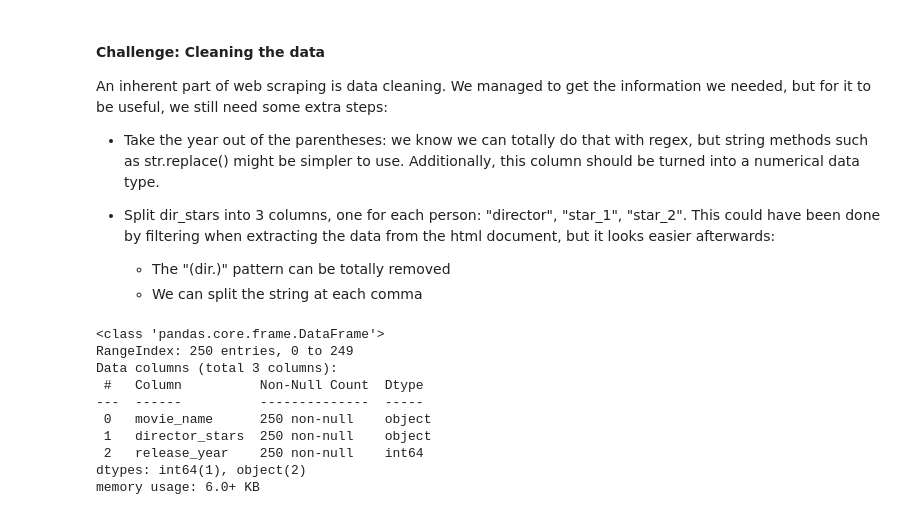
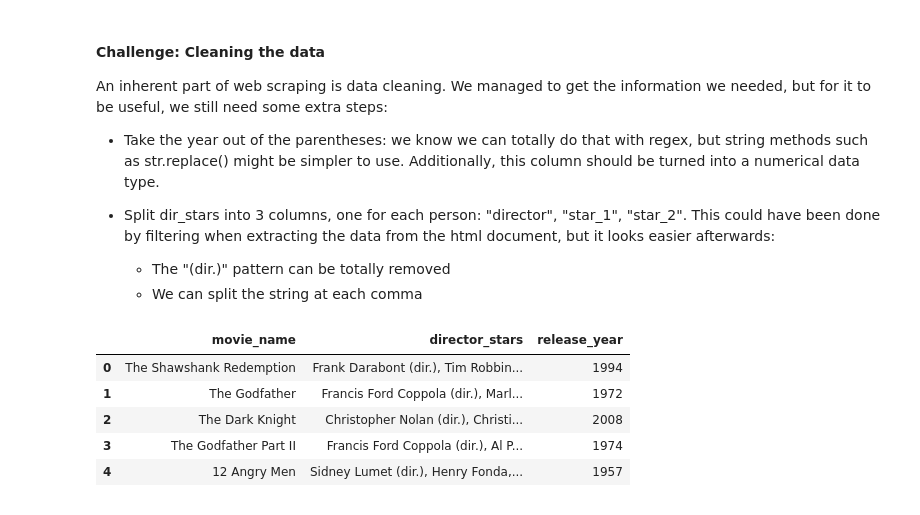
Before and after one commit to Joldon/data_pipelines_cloud, a Jupyter notebook: WebScraping_CodeAlong_Structure.ipynb, the cells around one changed output. Cells and saved outputs as stored; diff of their text form; code cells hidden in the pictures.

```diff
--- a/WebScraping_CodeAlong_Structure.ipynb
+++ b/WebScraping_CodeAlong_Structure.ipynb
@@ -534,15 +526,11 @@ movies_df['release_year'] = pd.to_numeric(movies_df['release_year'])
 #alternatively
 # movies_df['release_year'] = movies_df['release_year'].str.replace('(', '').str.replace(')', '').astype(int) #astype(int) converts the column to integer
 # %%
-movies_df.info()
+movies_df.head()
 # %% [output]
-<class 'pandas.core.frame.DataFrame'>
-RangeIndex: 250 entries, 0 to 249
-Data columns (total 3 columns):
- #   Column          Non-Null Count  Dtype
----  ------          --------------  -----
- 0   movie_name      250 non-null    object
- 1   director_stars  250 non-null    object
- 2   release_year    250 non-null    int64
-dtypes: int64(1), object(2)
-memory usage: 6.0+ KB
+|  | movie_name | director_stars | release_year |
+| 0 | The Shawshank Redemption | Frank Darabont (dir.), Tim Robbin... | 1994 |
+| 1 | The Godfather | Francis Ford Coppola (dir.), Marl... | 1972 |
+| 2 | The Dark Knight | Christopher Nolan (dir.), Christi... | 2008 |
+| 3 | The Godfather Part II | Francis Ford Coppola (dir.), Al P... | 1974 |
+| 4 | 12 Angry Men | Sidney Lumet (dir.), Henry Fonda,... | 1957 |
```
Also changed, not shown: parts of 5 cells of this notebook.
